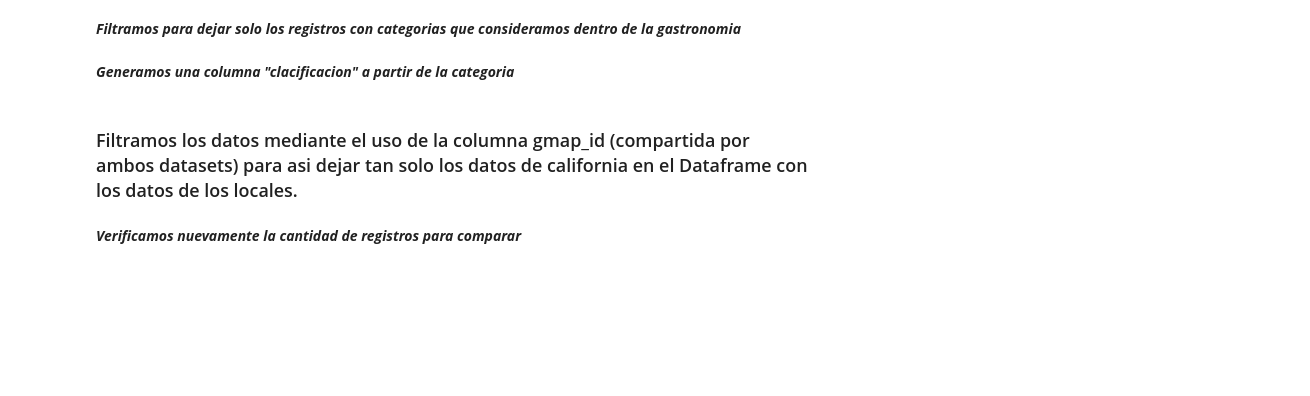
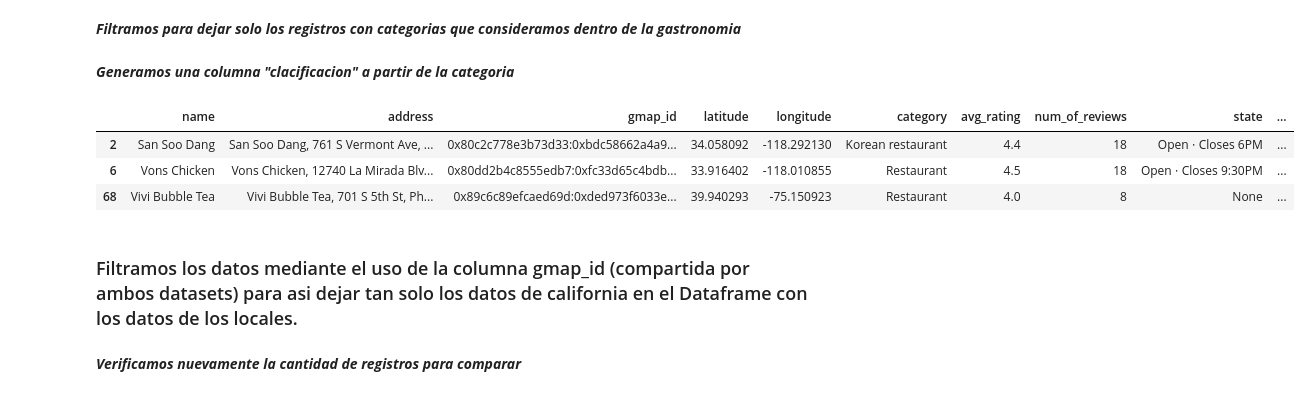
Before and after one commit to gastorellano/epicurean_project, a Jupyter notebook: Data Engineering/ETL/ETL_Google/ETL_google ( version unificada).ipynb, the cells around one changed output. Saved outputs shown, nothing was run; the diff lists cells and outputs as text; code cells hidden in the pictures; blank space fills up the shorter version.

```diff
--- a/Data Engineering/ETL/ETL_Google/ETL_google ( version unificada).ipynb
+++ b/Data Engineering/ETL/ETL_Google/ETL_google ( version unificada).ipynb
@@ -227,6 +251,13 @@ def assign_group(category):
 df_business_google['clasificacion'] = df_business_google['category'].map(assign_group)
 # %%
 df_business_google = df_business_google[df_business_google['clasificacion'] != 'Other']
+# %%
+df_business_google.head(3)
+# %% [output]
+|  | name | address | gmap_id | latitude | longitude | category | avg_rating | num_of_reviews | state | ... |
+| 2 | San Soo Dang | San Soo Dang, 761 S Vermont Ave, ... | 0x80c2c778e3b73d33:0xbdc58662a4a9... | 34.058092 | -118.292130 | Korean restaurant | 4.4 | 18 | Open ⋅ Closes 6PM | ... |
+| 6 | Vons Chicken | Vons Chicken, 12740 La Mirada Blv... | 0x80dd2b4c8555edb7:0xfc33d65c4bdb... | 33.916402 | -118.010855 | Restaurant | 4.5 | 18 | Open ⋅ Closes 9:30PM | ... |
+| 68 | Vivi Bubble Tea | Vivi Bubble Tea, 701 S 5th St, Ph... | 0x89c6c89efcaed69d:0xded973f6033e... | 39.940293 | -75.150923 | Restaurant | 4.0 | 8 | None | ... |
 # %% [markdown]
 ### Filtramos los datos mediante el uso de la columna gmap_id (compartida por ambos datasets) para asi dejar tan solo los datos de california en el Dataframe con los datos de los locales.
 # %%
```
Also changed, not shown: parts of 22 cells of this notebook, 6 other files.
